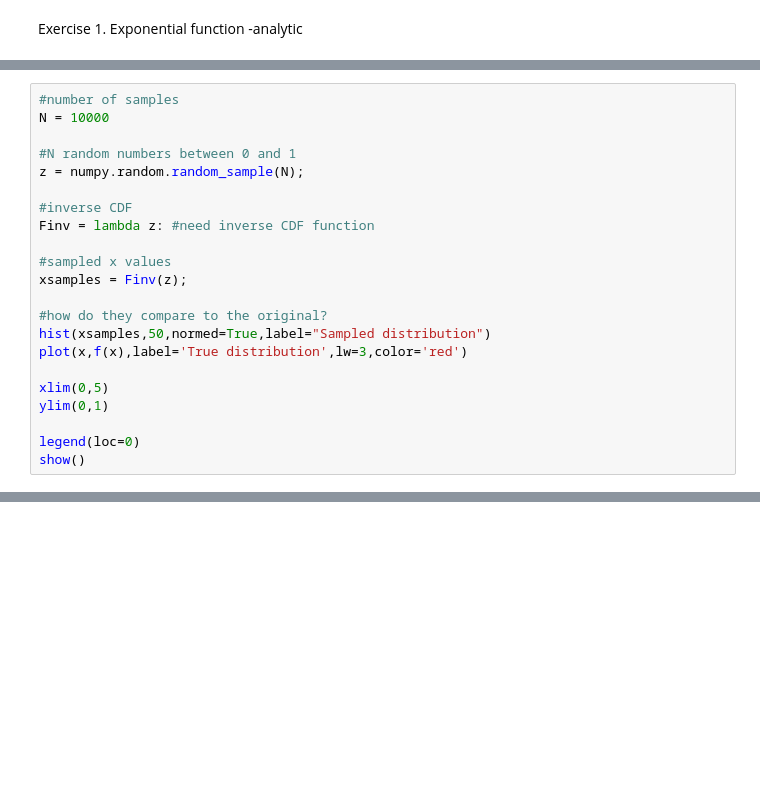
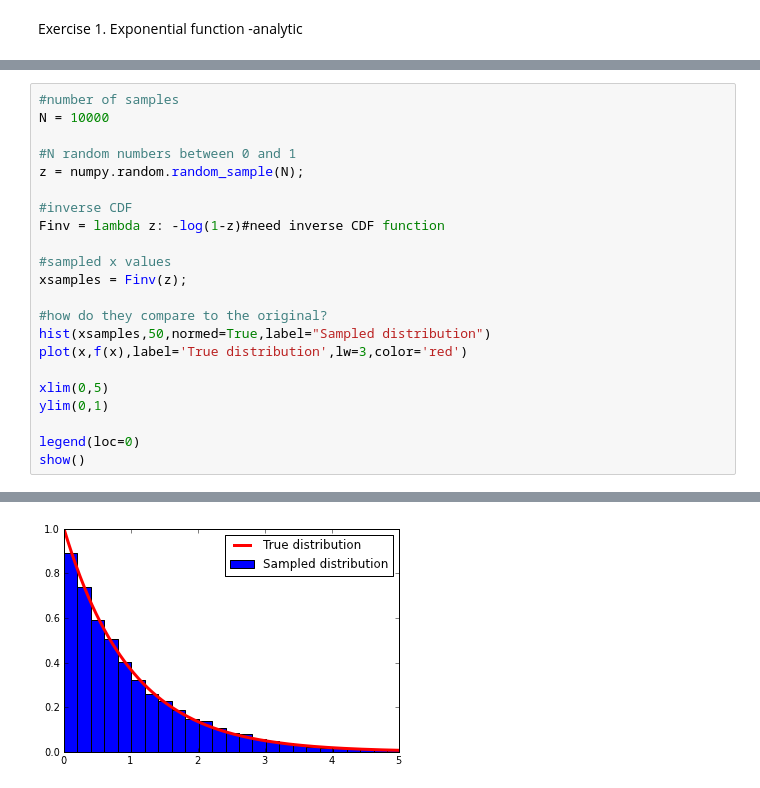
Before and after one commit to Rbnewens/PHYS202-S13, a Jupyter notebook: Week8/Random numbers and Monte Carlo Simulations.ipynb, the cells around one changed output, grey strips where cells are left out. Cells and saved outputs as stored; diff of their text form; blank space fills up the shorter version.

```diff
--- a/Week8/Random numbers and Monte Carlo Simulations.ipynb
+++ b/Week8/Random numbers and Monte Carlo Simulations.ipynb
@@ -101,7 +101,7 @@ N = 10000
 z = numpy.random.random_sample(N);
 
 #inverse CDF
-Finv = lambda z: #need inverse CDF function
+Finv = lambda z: -log(1-z)#need inverse CDF function
 
 #sampled x values
 xsamples = Finv(z);
@@ -119,0 +119 @@ SyntaxError: invalid syntax (<ipython-input-22-dd578f668781>, line 8)
+[figure, added]
```
Also changed, not shown: parts of 6 cells of this notebook.
